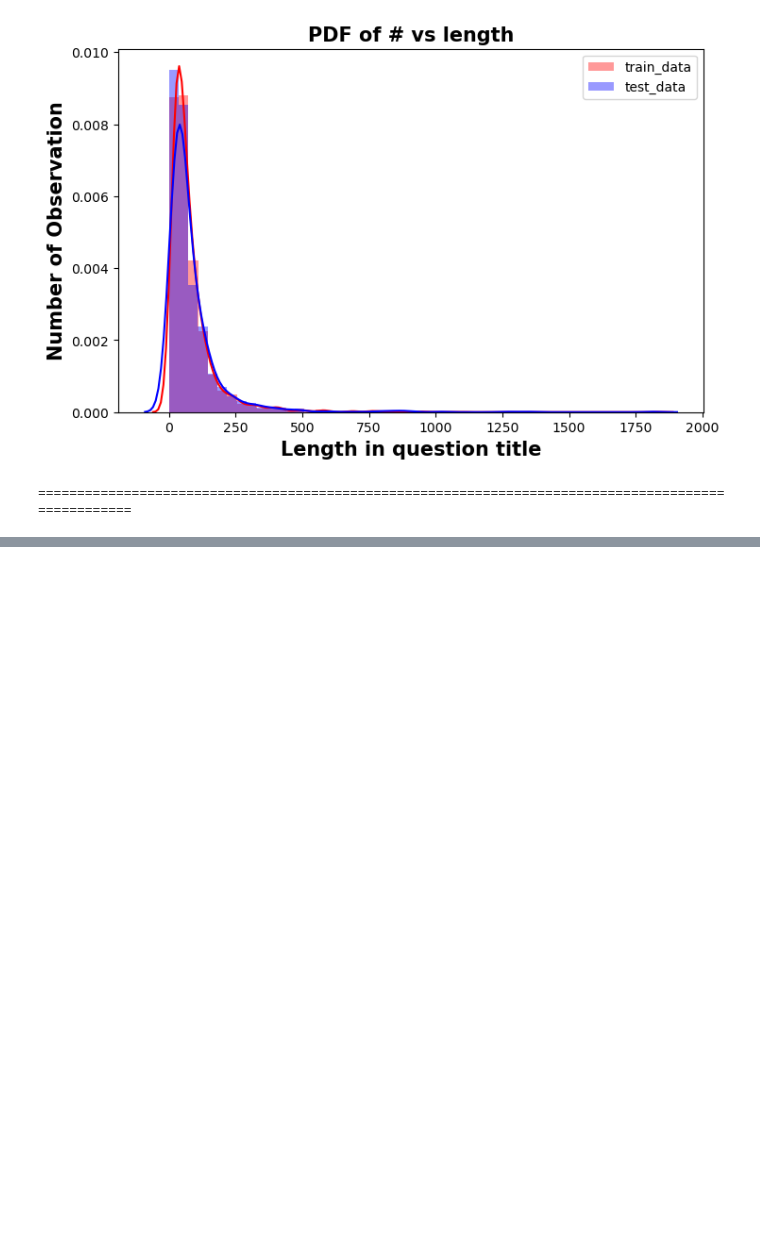
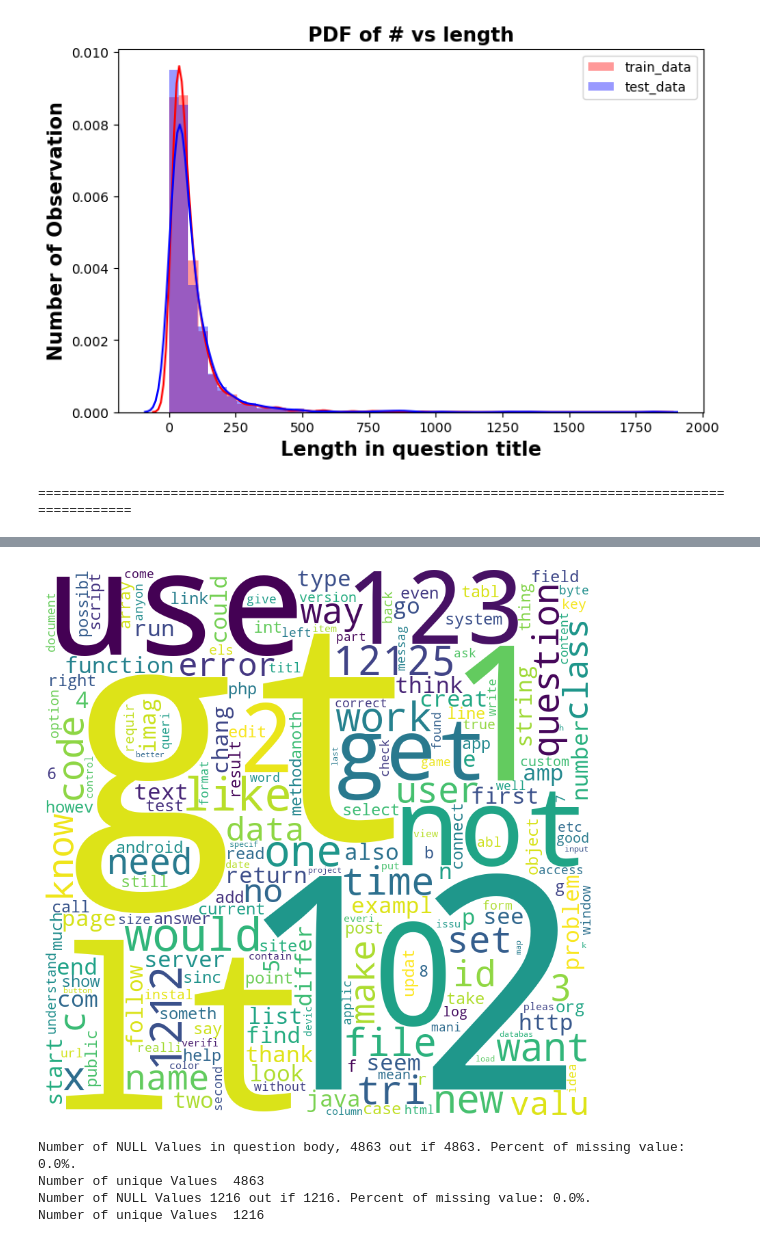
Before and after one commit to nikunjprajapati22/GoogleQuestChallenge, a Jupyter notebook: Project.ipynb, the cells around one changed output, grey strips where cells are left out. Cells and saved outputs as stored; diff of their text form; code cells hidden in the pictures; blank space fills up the shorter version.

Commit message:
Analysis of Answer

```diff
--- a/Project.ipynb
+++ b/Project.ipynb
@@ -430,0 +448,38 @@ print('='*100)
+# %%
+wordfreq = {}
+for word in ' '.join(X_train['preprocessed_question_body']).split():
+    if word not in wordfreq:
+        wordfreq[word] = 0
+    wordfreq[word] += 1
+
+# plot the WordCloud image
+plt.figure(figsize = (8, 8), facecolor = None)
+
+wordcloud = WordCloud(width = 800, height = 800,
+            background_color ='white',
+            stopwords = stopwords,
+            min_font_size = 10).generate_from_frequencies(wordfreq)
+
+plt.imshow(wordcloud)
+plt.axis("off")
+plt.tight_layout(pad = 0)
+
+plt.show()
+# %% [output]
+[figure, added]
+# %%
+#Analysis of Answer
+miss = len(X_train['answer'].isnull())
+total = len(X_train['answer'])
+print(f"Number of NULL Values in question body, {miss} out if {total}. Percent of missing value: {(total-miss)/total}%.")
+print("Number of unique Values ", X_train['answer'].nunique())
+
+miss = len(X_test['answer'].isnull())
+total = len(X_test['answer'])
+print(f"Number of NULL Values {miss} out if {total}. Percent of missing value: {(total-miss)/total}%.")
+print("Number of unique Values ", X_test['answer'].nunique())
+# %% [output]
+Number of NULL Values in question body, 4863 out if 4863. Percent of missing value: 0.0%.
+Number of unique Values  4863
+Number of NULL Values 1216 out if 1216. Percent of missing value: 0.0%.
+Number of unique Values  1216
```
Also changed, not shown: parts of 1 cell of this notebook.
